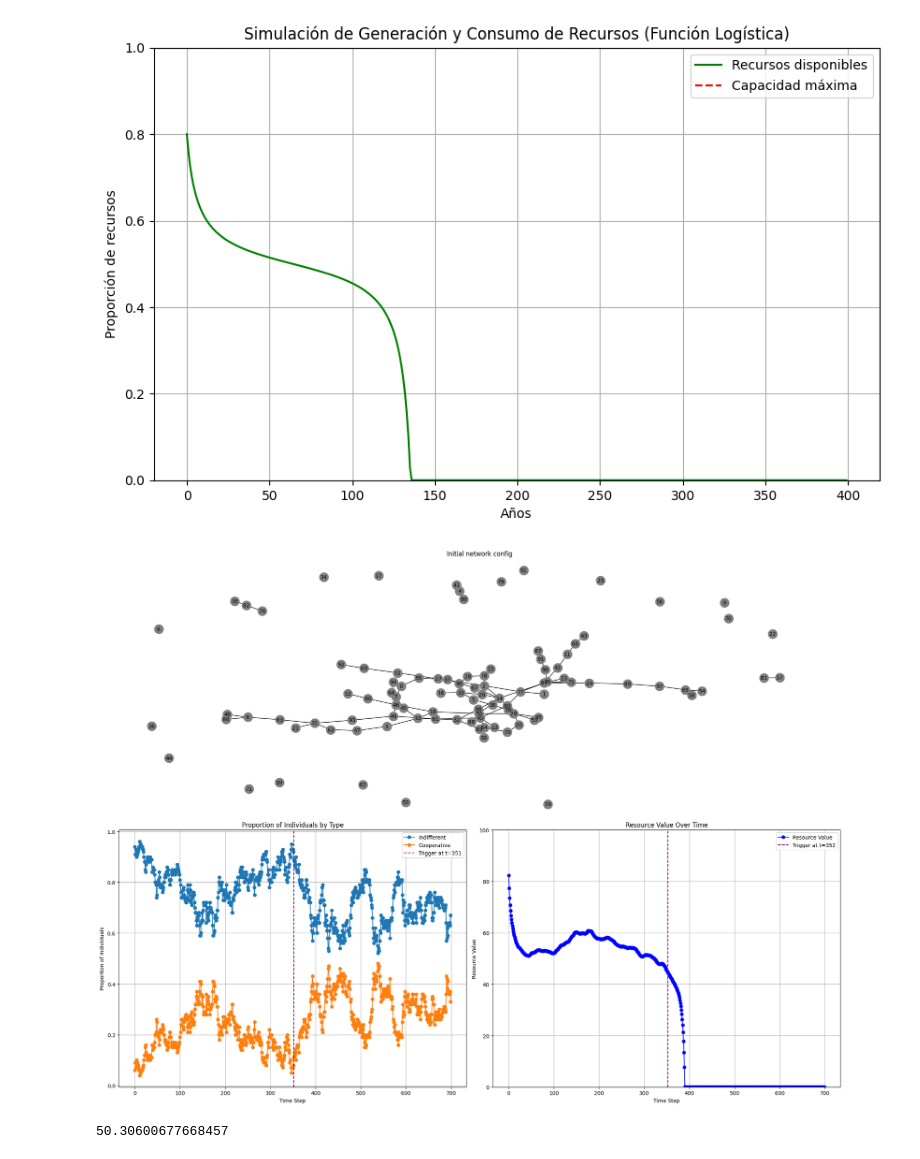
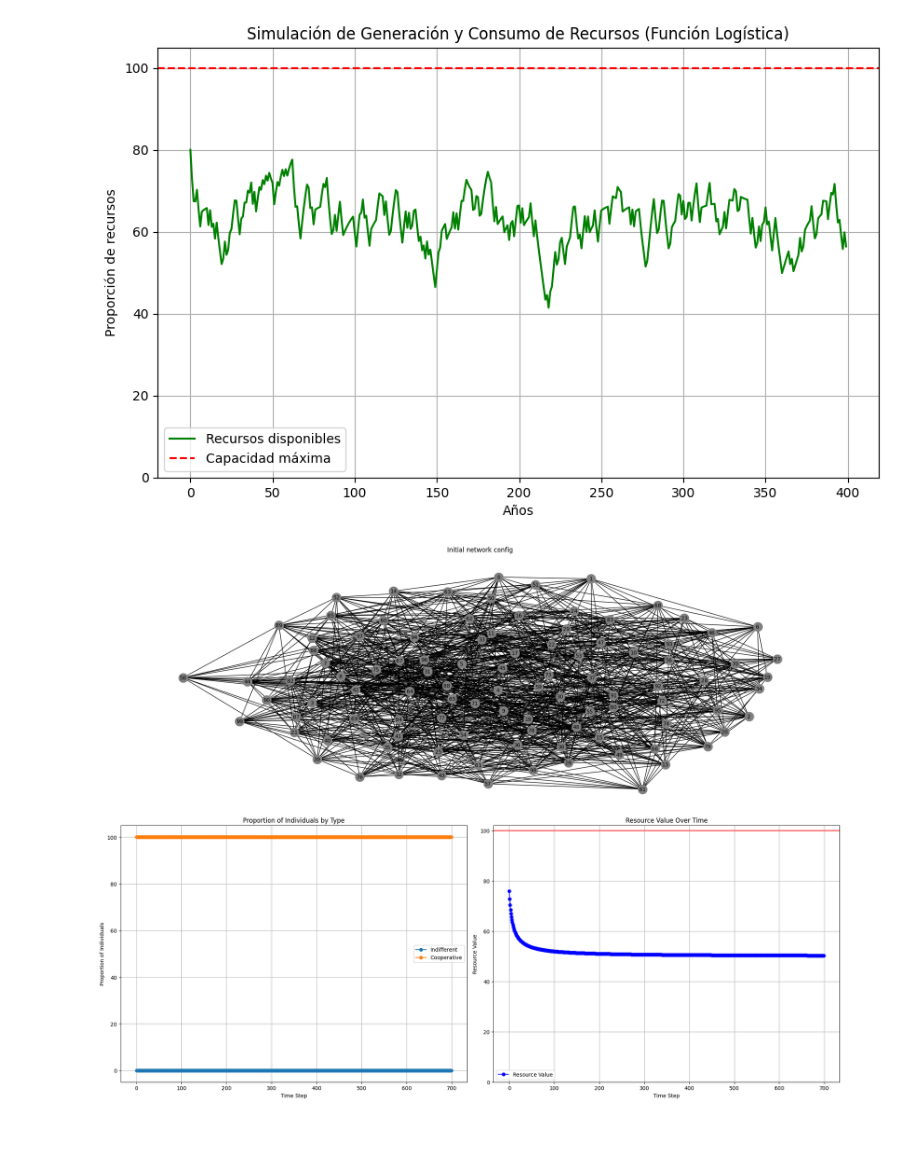
Before and after one commit to santineiraher/Tragedy_commons, a Jupyter notebook: Notebooks/Play_with_V0_NR.ipynb, the cells around one changed output. Cells and saved outputs as stored; diff of their text form; code cells hidden in the pictures; blank space fills up the shorter version.

```diff
--- a/Notebooks/Play_with_V0_NR.ipynb
+++ b/Notebooks/Play_with_V0_NR.ipynb
@@ -13,10 +15,10 @@ import numpy as np
 import matplotlib.pyplot as plt
 
 # Parámetros del modelo
-initial_resources = 0.8  # Recurso inicial
+initial_resources = 80  # Recurso inicial
 growth_rate = 0.46  # Tasa de crecimiento intrínseca del recurso (r)
-consumption_rate = 0.116  # Consumo anual de recurso
-max_capacity = 1  # Capacidad máxima del recurso (K)
+consumption_rate = 0.145  # Consumo anual de recurso
+max_capacity = 100  # Capacidad máxima del recurso (K)
 
 # Tiempo
 years = 400  # Simulación por 50 años
@@ -36,7 +38,7 @@ for t in range(1, years):
     growth = logistic_growth(resources[t-1], growth_rate, max_capacity)
 
     # Actualizar la cantidad de recurso disponible (después de generación y consumo)
-    resources[t] = resources[t-1] + growth - consumption_rate
+    resources[t] = resources[t-1] + growth - (consumption_rate * random.choice([100, 50, 70]))
 
     # Evitar que la cantidad de recursos sea negativa
     if resources[t] < 0:
@@ -50,31 +52,31 @@ plt.title("Simulación de Generación y Consumo de Recursos (Función Logística
 plt.xlabel("Años")
 plt.ylabel("Proporción de recursos")
 plt.legend()
-plt.ylim(0,1)
+plt.ylim(0,105)
 plt.grid(True)
 plt.show()
 # %% [output]
-[figure, old version]
+[figure, new version]
 # %%
 # Simulation Parameters
 num_individuals = 100  # Number of individuals in the graph
-p_cooperative = 0.05  # Initial fraction of cooperative individuals
-beta = 0.08  # Probability parameter for cooperation
-mu = 0.1  # Constant probability of becoming indifferent
+p_cooperative = 1  # Initial fraction of cooperative individuals
+beta = 0  # Probability parameter for cooperation
+mu = 0  # Constant probability of becoming indifferent
 T = 700  # Number of time steps
 
 # Resource parameters
-initial_resource = 90  # Initial value of the resource
+initial_resource = 80  # Initial value of the resource
 max_capacity = 100
 replenishment_proportion = 0.46  # 46% of the remaining resource is replenished each step
-consumption_rates = {'Indifferent': 12, 'Cooperative': 9}  # Consumption rates for each type
+consumption_rates = {'Indifferent': 0.125, 'Cooperative':0.115}  # Consumption rates for each type
 
 # Critical resource parameters
-critical_value = 45 # If the resource drops below this value, extra cooperation probability is triggered
+critical_value = 0.45 # If the resource drops below this value, extra cooperation probability is triggered
 rho = 0.01  # Extra cooperation probability when the critical resource threshold is crossed
 
 # Example: Erdos-Renyi graph
-graph = nx.erdos_renyi_graph(num_individuals, 0.02)
+graph = nx.erdos_renyi_graph(num_individuals, 0.2)
 
 # Initialize and run the model
 model = ABMModel(graph, p_cooperative, beta, mu, T, initial_resource, replenishment_proportion, consumption_rates, critical_value, rho, max_capacity)
@@ -108,8 +110,8 @@ ax1.plot(timesteps, cooperative_proportions, label='Cooperative', marker='o')
 if model.trigger_time is not None:
     ax1.axvline(x=model.trigger_time, color='purple', linestyle='--', label=f'Trigger at t={model.trigger_time-1}')
 ax1.set_xlabel('Time Step')
-ax1.set_ylabel('Proportion of Individuals')
-ax1.set_title('Proportion of Individuals by Type')
+ax1.set_ylabel('Number of Individuals')
+ax1.set_title('Number of Individuals by Type')
 ax1.legend()
 ax1.grid(True)
 
@@ -122,36 +124,32 @@ ax2.set_xlabel('Time Step')
 ax2.set_ylabel('Resource Value')
 ax2.set_title('Resource Value Over Time')
 ax2.axhline(100, color = 'r')
-ax2.set_ylim(0, 100)
+ax2.set_ylim(0, 102)
 ax2.legend()
 ax2.grid(True)
 
 # Adjust layout and show the figure
 plt.tight_layout()
 
 #save the figure
 
 # Define the file name structure based on the parameters
 file_name = (
     f'sim_ErdosRenyi_p_coop_{p_cooperative}_beta_{beta}_mu_{mu}_T_{T}_'
     f'resource_{initial_resource}_replenishment_{replenishment_proportion}_'
     f'critical_{critical_value}_rho_{rho}.png'
 )
 
 # Replace any special characters or spaces with underscores to ensure compatibility
 file_name = file_name.replace(".", "_")
 
 # Define the full path where the file will be saved
 PATH_TO_SAVE = "../Output/Images/V0_NR/"
 
 # Save the figure using the structured file name
 #plt.savefig(os.path.join(PATH_TO_SAVE, file_name))
 
 # Show the figure
 plt.show()
 # %% [output]
-[figure, old version]
+[figure, new version]
-# %%
-resource_history[-1]
-# %% [output]
-50.30600677668457
```
Also changed, not shown: parts of 3 cells of this notebook, 5 other files.
